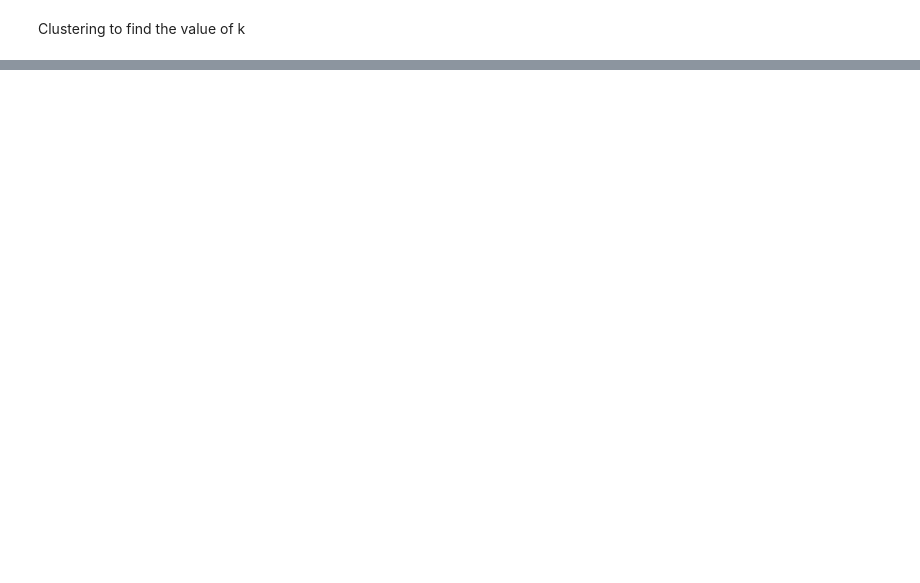
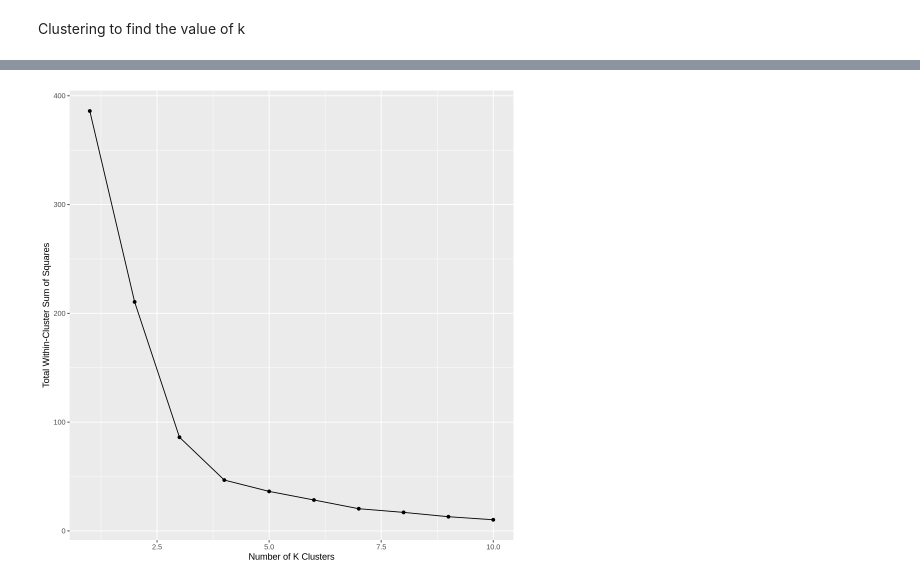
Before and after one commit to zoevanmontfort/Group_Project, a Jupyter notebook: Untitled.ipynb, the cells around one changed output, grey strips where cells are left out. Saved outputs shown, nothing was run; the diff lists cells and outputs as text; code cells hidden in the pictures; blank space fills up the shorter version.

```diff
--- a/Untitled.ipynb
+++ b/Untitled.ipynb
@@ -236,5 +215,5 @@ A spec_tbl_df: 50 × 7
 # %%
-players_recipe <- recipe(age ~ played_hours , data = players) |>
+players_recipe <- recipe(~ played_hours + age, data = players) |>
    step_scale(all_predictors()) |>
    step_center(all_predictors())
 # %% [markdown]
@@ -282,7 +255,9 @@ ERROR: Error in `estimate_tune_results()`:
 # %%
-choose_players_k <- ggplot(tidy_tuning_stats, aes(x = num_clusters, y = total_WSSD))+
+choose_players_k <- ggplot(elbow_stats, aes(x = num_clusters, y = total_WSSD))+
     geom_point()+
     geom_line()+
     labs(x = "Number of K Clusters", y = "Total Within-Cluster Sum of Squares")
 
 choose_players_k
+# %% [output]
+[figure, added]
```
Also changed, not shown: parts of 7 cells of this notebook.
